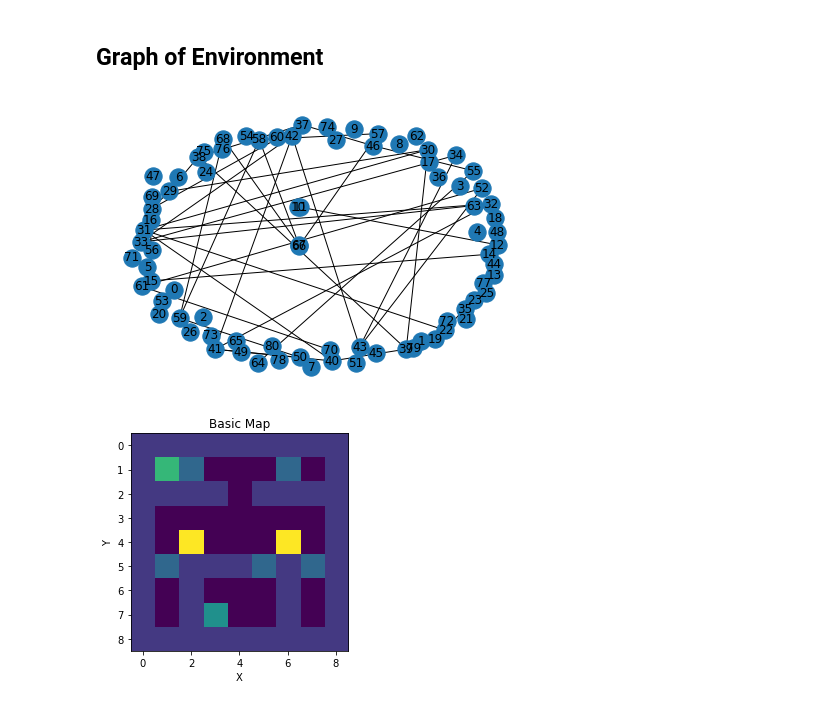
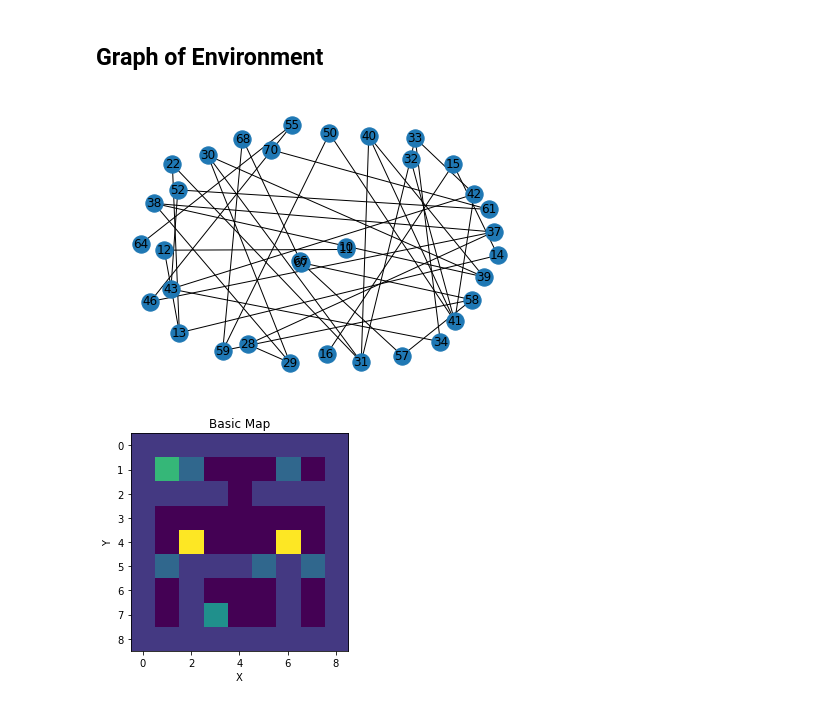
Before and after one commit to SL477/DRL-coursework, a Jupyter notebook: notebook.ipynb, the cells around one changed output. Saved outputs shown, nothing was run; the diff lists cells and outputs as text; code cells hidden in the pictures.

```diff
--- a/notebook.ipynb
+++ b/notebook.ipynb
@@ -19,17 +19,28 @@ import matplotlib.pyplot as plt
 # %%
 # using https://networkx.org/documentation/stable/tutorial.html
 # initialise the graph
 G = nx.Graph()
 # get the states as the nodes and add the list of nodes
-G.add_nodes_from(states(basic_map()))
+#G.add_nodes_from(states(basic_map()))
+
+# get the list of states which have access to another state
+r = r_matrix(basic_map())
+#ns = []
+#for y, row in enumerate(r):
+    # check whether the state has access to anythere and if it does then add it. Otherwise don't
+#    if len(get_available_actions(r, y)) > 0:
+#        ns.append(y)
+ns = [y for y, row in enumerate(r) if len(get_available_actions(r, y)) > 0]
+G.add_nodes_from(ns)
+
 # start iterating through the R matrix to get the connections
-for y, row in enumerate(r_matrix(basic_map())):
+for y, row in enumerate(r):
     for x, cellweight in enumerate(row):
         # if the cell isn't null add the edge and the weight
         if not np.isnan(cellweight):
             G.add_edge(y, x, weight=cellweight)
 # draw the graph
 nx.draw(G, with_labels=True)
 # %% [output]
-[figure, old version]
+[figure, new version]
 # %%
```
Also changed, not shown: parts of 1 cell of this notebook, 4 other files.
